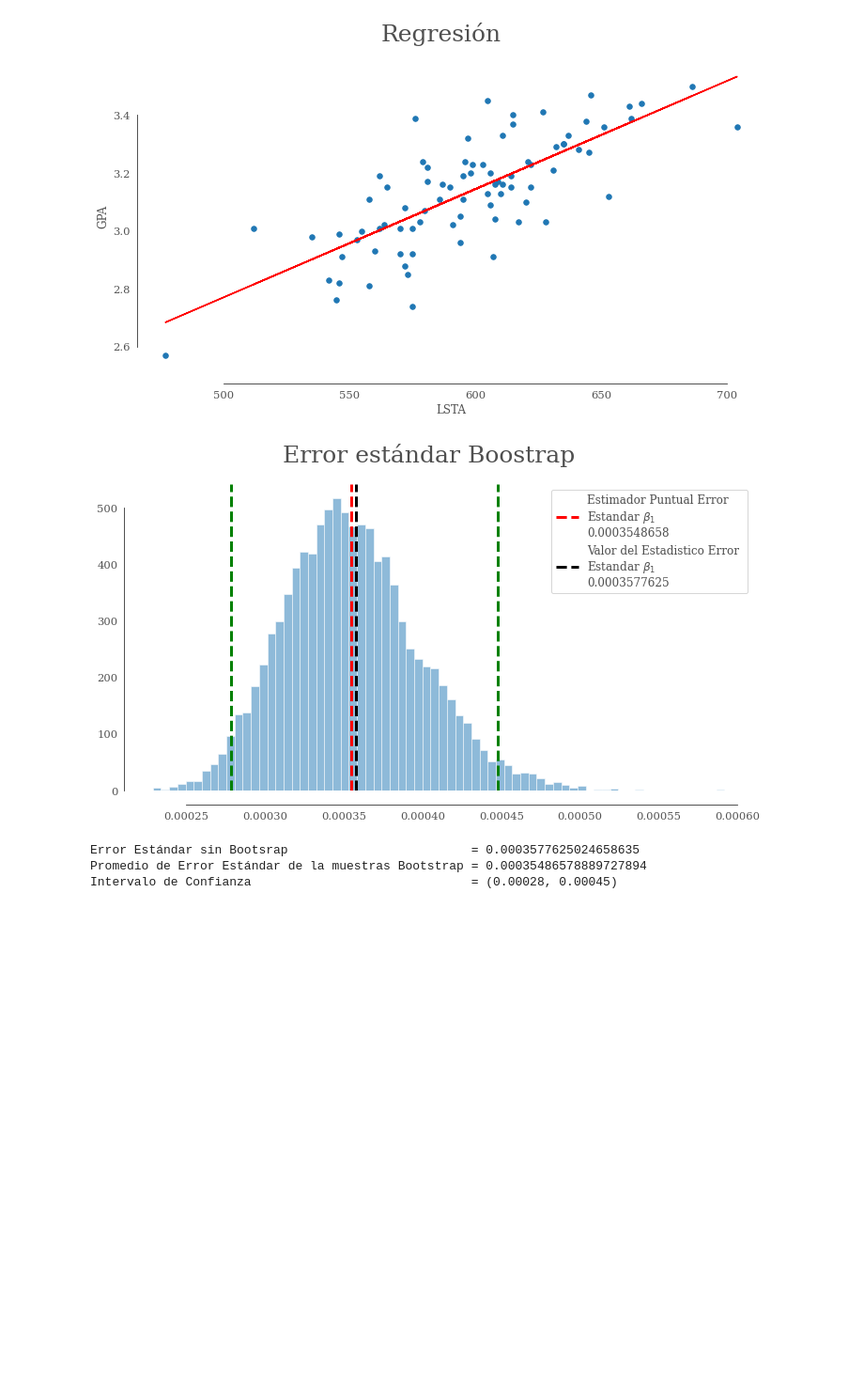
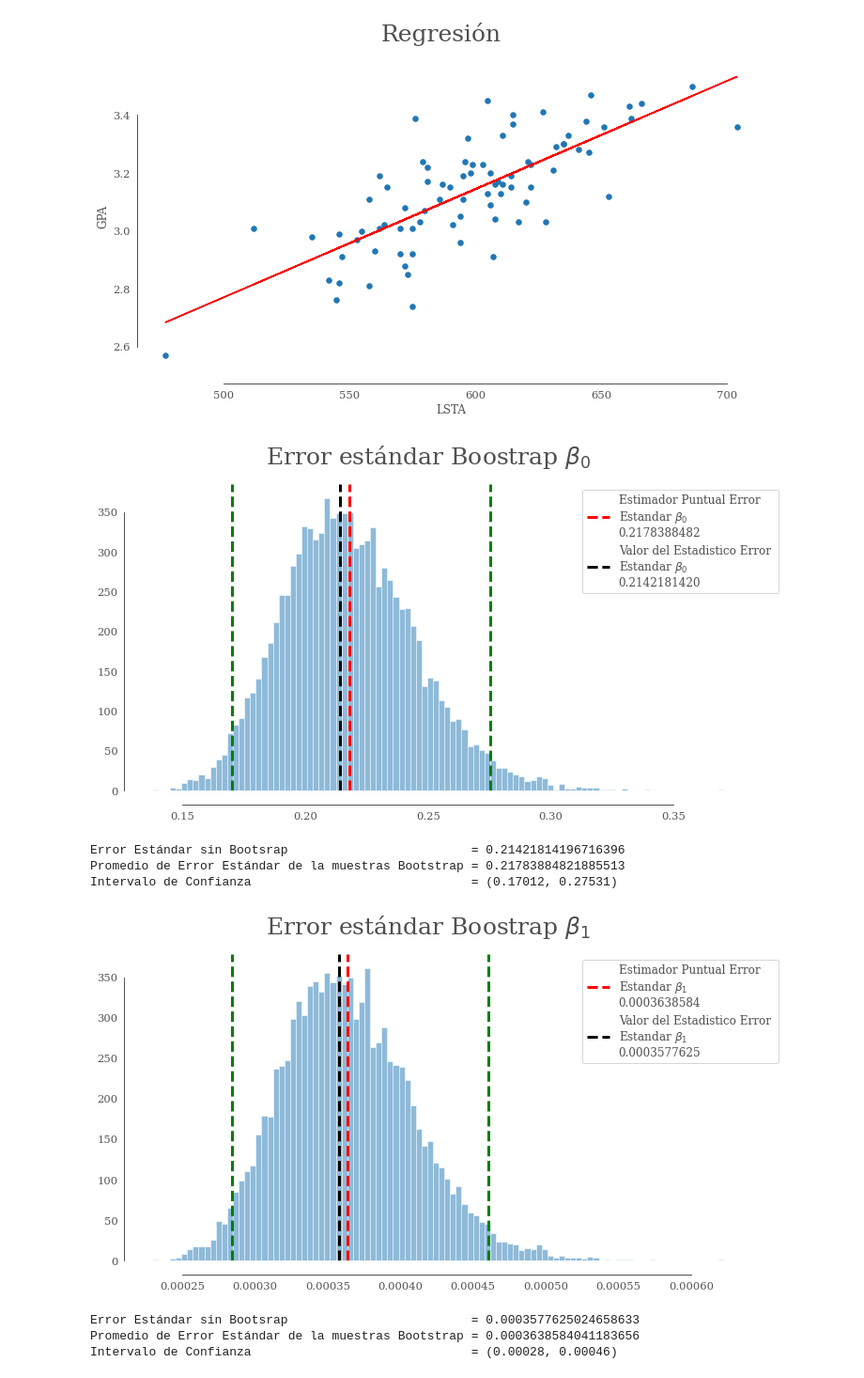
Before and after one commit to marcocampg/Seminario-Estadistica, a Jupyter notebook: Tarea 1.ipynb, the cells around one changed output. Shown at 94% size. Cells and saved outputs as stored; diff of their text form; code cells hidden in the pictures; blank space fills up the shorter version.

```diff
--- a/Tarea 1.ipynb
+++ b/Tarea 1.ipynb
@@ -770,39 +1087,65 @@ for i in range(0,simul):
+# %%
+simul = 10000
+res_boost = np.zeros((simul,2))
+
+for i in range(0,simul):
+    df_aux = df.sample(n, replace = True)
+
+    x_i = df_aux[["x"]].to_numpy().reshape(-1)
+    r_i = df_aux[["residual"]].to_numpy().reshape(-1)
+
+    X_with_intercept_ = np.empty(shape = (n, 2))
+    X_with_intercept_[:, 0] = 1
+    X_with_intercept_[:, 1] = x_i
+
+    residual_sum_of_squares_ = r_i.T @ r_i
+    sigma_squared_hat_ = residual_sum_of_squares_ / (n - 2)
+    var_beta_hat_ = np.linalg.inv(X_with_intercept_.T @ X_with_intercept_) * sigma_squared_hat_
+
+    res_boost[i,0] = var_beta_hat_[0, 0] ** 0.5
+    res_boost[i,1] = var_beta_hat_[1, 1] ** 0.5
 # %%
-fig, ax = plt.subplots(figsize=(12, 6))
+for i in range(2):
+    print('\n')
+    fig, ax = plt.subplots(figsize=(12, 6))
 
-plt.suptitle("Error estándar Boostrap", color = '#4f4f4f', fontsize = 25,
-             fontfamily = 'serif')
+    plt.suptitle("Error estándar Boostrap " + r'$\beta_{}$'.format(i), color = '#4f4f4f', fontsize = 25,
+                 fontfamily = 'serif')
 
-plt.hist(res_boost, bins = 70, alpha = 0.5, edgecolor = "white")
+    plt.hist(res_boost[:,i], bins = 100, alpha = 0.5, edgecolor = "white")
 
-#plt.axvline(x = err_reg, color = 'black', linestyle='--', linewidth = 3,
-#            label = f"Estimador Puntual Error Estandar r'\beta ' \n{np.mean(res_boost):.5f}")
-plt.axvline(x = np.mean(res_boost), color = 'red', linestyle='--', linewidth = 3,
-            label = "Estimador Puntual Error \nEstandar " + r'$\beta_{1}$' + f'\n{np.mean(res_boost):.10f}')
+    #plt.axvline(x = err_reg, color = 'black', linestyle='--', linewidth = 3,
+    #            label = f"Estimador Puntual Error Estandar r'\beta ' \n{np.mean(res_boost):.5f}")
+    plt.axvline(x = np.mean(res_boost[:,i]), color = 'red', linestyle='--', linewidth = 3,
+                label = "Estimador Puntual Error \nEstandar " + r'$\beta_{}$'.format(i) + f'\n{np.mean(res_boost[:,i]):.10f}')
 
-plt.axvline(x = err_reg, color='black', linestyle='--', linewidth = 3,
-            label = f"Valor del Estadistico Error \nEstandar " + r'$\beta_{1}$' + f'\n{err_reg:.10f}')
+    plt.axvline(x = var_beta_hat[i,i] ** 0.5, color='black', linestyle='--', linewidth = 3,
+                label = f"Valor del Estadistico Error \nEstandar " + r'$\beta_{}$'.format(i) + f'\n{var_beta_hat[i,i] ** 0.5:.10f}')
 
-plt.axvline(np.percentile(res_boost,2.5), color = "green", linestyle="--",linewidth = 3)
-plt.axvline(np.percentile(res_boost,97.5), color = "green", linestyle="--",linewidth = 3)
+    plt.axvline(np.percentile(res_boost[:,i],2.5), color = "green", linestyle="--",linewidth = 3)
+    plt.axvline(np.percentile(res_boost[:,i],97.5), color = "green", linestyle="--",linewidth = 3)
 
-sns.despine(offset = {'bottom' : 15, 'left' : 0},  trim = True)
+    sns.despine(offset = {'bottom' : 15, 'left' : 0},  trim = True)
 
-plt.xticks(fontsize = 11.5, fontfamily = 'serif', color = '#525252')
-plt.yticks(fontsize = 11.5, fontfamily = 'serif', color = '#525252')
+    plt.xticks(fontsize = 11.5, fontfamily = 'serif', color = '#525252')
+    plt.yticks(fontsize = 11.5, fontfamily = 'serif', color = '#525252')
 
-leg = plt.legend(fontsize = 12)
+    leg = plt.legend(fontsize = 12, bbox_to_anchor=(1.05, 1))
 
-for i in range(2):
-    leg.texts[i].set_color('#4f4f4f')
-    leg.texts[i].set_family('serif')
+    for j in range(2):
+        leg.texts[j].set_color('#4f4f4f')
+        leg.texts[j].set_family('serif')
 
-plt.show()
-print("Error Estándar sin Bootsrap                         =", err_reg)
-print("Promedio de Error Estándar de la muestras Bootstrap =", np.mean(res_boost))
-print(f'Intervalo de Confianza                              = ({np.percentile(res_boost,2.5):.5f},{np.percentile(res_boost,97.5): .5f})')
+    plt.show()
+    print("Error Estándar sin Bootsrap                         =", var_beta_hat[i,i] ** 0.5)
+    print("Promedio de Error Estándar de la muestras Bootstrap =", np.mean(res_boost[:,i]))
+    print(f'Intervalo de Confianza                              = ({np.percentile(res_boost[:,i],2.5):.5f},{np.percentile(res_boost[:,i],97.5): .5f})')
 # %% [output]
-[figure, old version]
+[figure, new version]
-Error Estándar sin Bootsrap                         = 0.0003577625024658635
-Promedio de Error Estándar de la muestras Bootstrap = 0.00035486578889727894
-Intervalo de Confianza                              = (0.00028, 0.00045)
+Error Estándar sin Bootsrap                         = 0.21421814196716396
+Promedio de Error Estándar de la muestras Bootstrap = 0.21783884821885513
+Intervalo de Confianza                              = (0.17012, 0.27531)
+[figure, added]
+Error Estándar sin Bootsrap                         = 0.0003577625024658633
+Promedio de Error Estándar de la muestras Bootstrap = 0.0003638584041183656
+Intervalo de Confianza                              = (0.00028, 0.00046)
```
Also changed, not shown: parts of 94 cells of this notebook.
